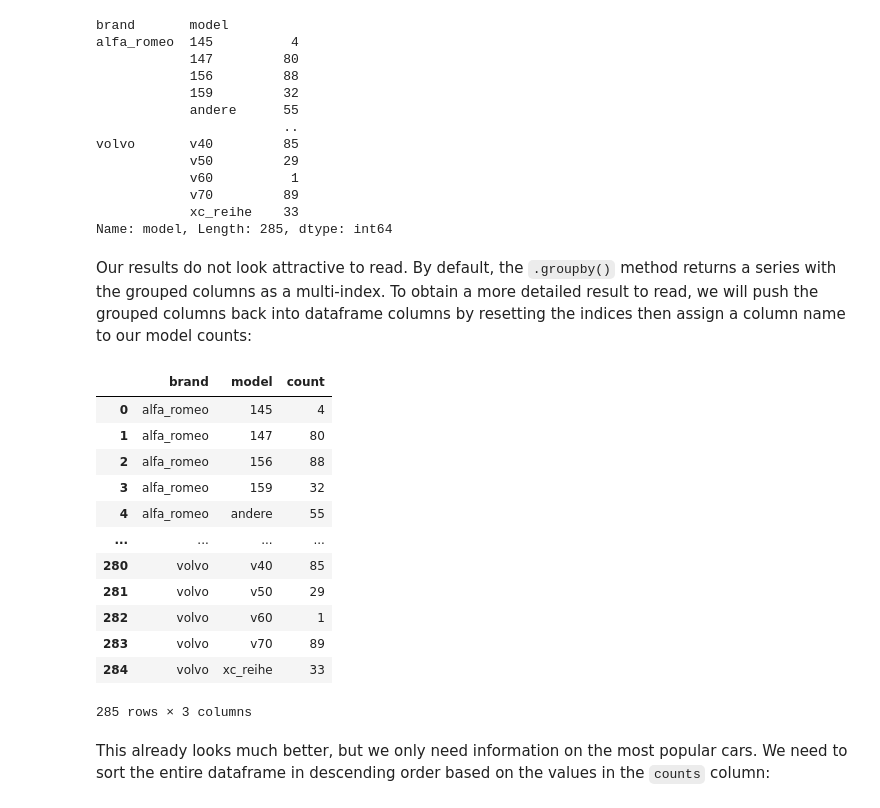
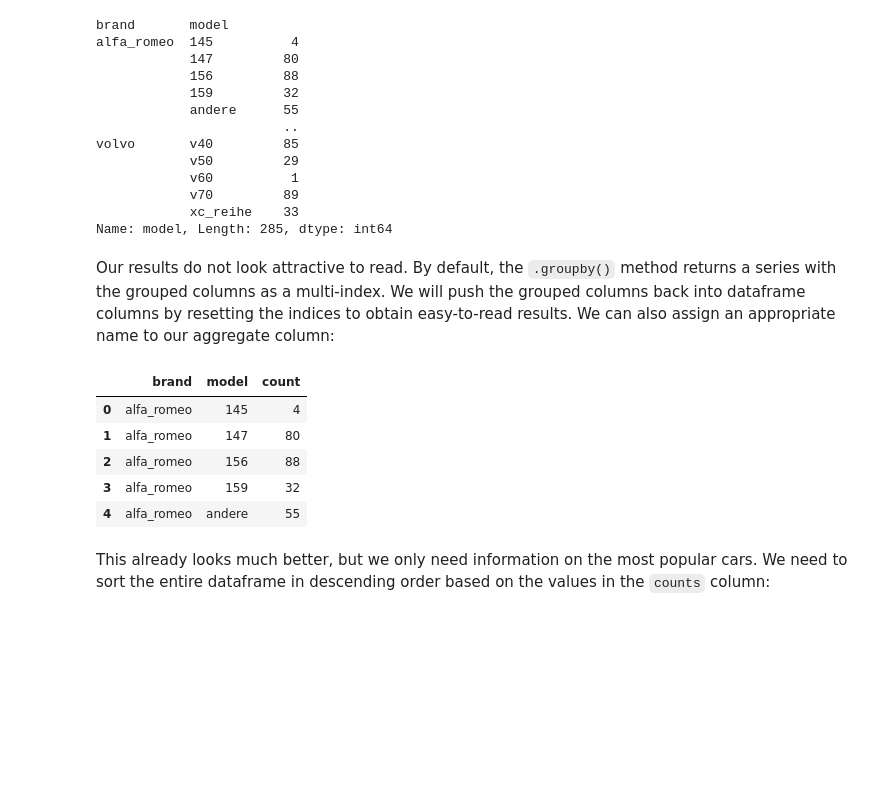
Before and after one commit to Lippins/Ebay_car_sales, a Jupyter notebook: notebook.ipynb, the cells around one changed output. Cells and saved outputs as stored; diff of their text form; code cells hidden in the pictures; blank space fills up the shorter version.

````diff
--- a/notebook.ipynb
+++ b/notebook.ipynb
@@ -438,14 +440,14 @@ With the information we have gathered, we can calculate our interquartile range
 ```
 Lets define all these boundaries in the code cell below:
 # %%
-price_25th, price_75th = (1100, 7200)
+price_25, price_75 = (1100, 7200)
 
-IQR = price_75th - price_25th
-lower_limit = price_25th - (1.5*IQR)
-upper_limit = price_75th + (1.5*IQR)
+IQR = price_75 - price_25
+lower_fence = price_25 - (1.5*IQR)
+upper_fence = price_75 + (1.5*IQR)
 
 print('Interquartile Range: ', IQR)
-print('Lower Limit: ', lower_limit)
-print('Upper Limit: ', upper_limit)
+print('Lower fence: ', lower_fence)
+print('Upper fence: ', upper_fence)
 # %% [output]
 Interquartile Range:  6100
@@ -467,5 +471,5 @@ Of the 50,000 rows in our dataset, 1,421 records `(3%)` are listed at zero price
 # %%
-autos = autos[autos['usd_price'].between(1, upper_limit)]
+autos = autos[autos['usd_price'].between(1, upper_fence)]
 
 autos['usd_price'].describe()
 # %% [output]
@@ -895,25 +923,18 @@ volvo       v40         85
             xc_reihe    33
 Name: model, Length: 285, dtype: int64
 # %% [markdown]
-Our results do not look attractive to read. By default, the `.groupby()` method returns a series with the grouped columns as a multi-index. To obtain a more detailed result to read, we will push the grouped columns back into dataframe columns by resetting the indices then assign a column name to our model counts:
+Our results do not look attractive to read. By default, the `.groupby()` method returns a series with the grouped columns as a multi-index. We will push the grouped columns back into dataframe columns by resetting the indices to obtain easy-to-read results. We can also assign an appropriate name to our aggregate column:
 # %%
 # reset multi-index series to dataframe and assign a name to the aggregate column
 brand_model_grouped = brand_model_grouped.reset_index(name='count')
-brand_model_grouped
+brand_model_grouped.head(5)
 # %% [output]
 |  | brand | model | count |
 | 0 | alfa_romeo | 145 | 4 |
 | 1 | alfa_romeo | 147 | 80 |
 | 2 | alfa_romeo | 156 | 88 |
 | 3 | alfa_romeo | 159 | 32 |
 | 4 | alfa_romeo | andere | 55 |
-| ... | ... | ... | ... |
-| 280 | volvo | v40 | 85 |
-| 281 | volvo | v50 | 29 |
-| 282 | volvo | v60 | 1 |
-| 283 | volvo | v70 | 89 |
-| 284 | volvo | xc_reihe | 33 |
-285 rows × 3 columns
 # %% [markdown]
 This already looks much better, but we only need information on the most popular cars. We need to sort the entire dataframe in descending order based on the values in the `counts` column:
 # %%
````
Also changed, not shown: parts of 70 cells of this notebook.
